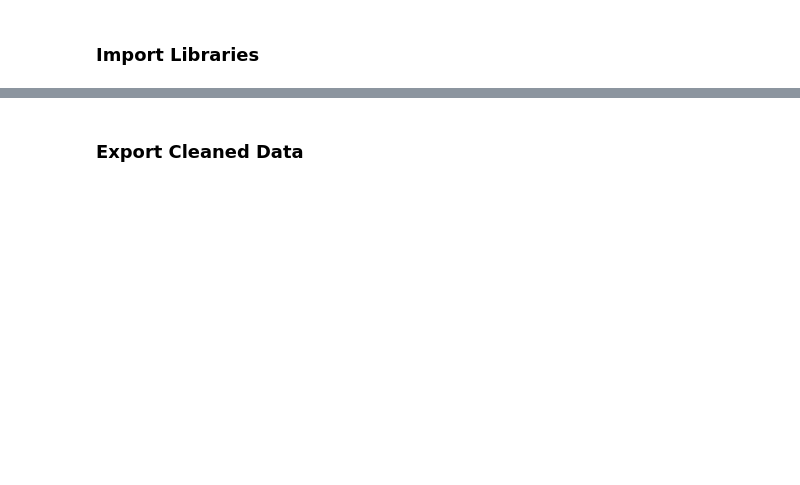
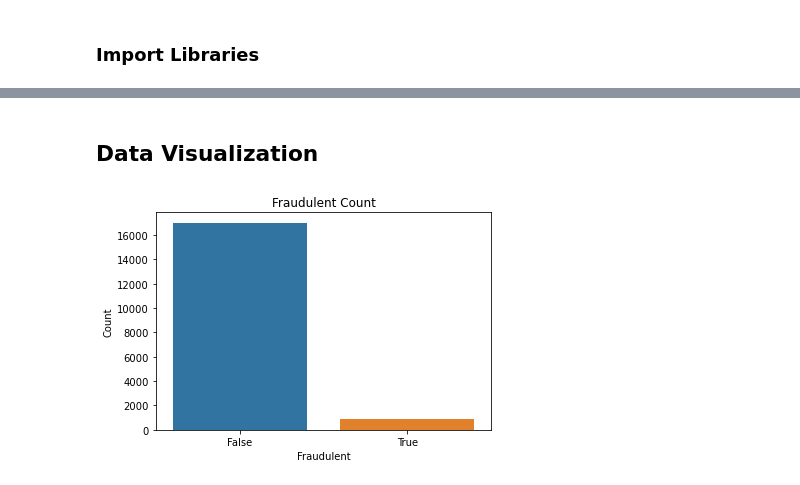
Before and after one commit to RodAli/fake-job-postings-analysis, a Jupyter notebook: Data_Cleaning.ipynb, the cells around one changed output, grey strips where cells are left out. Drawn from its saved outputs; the diff is of its cells as text; code cells hidden in the pictures; blank space fills up the shorter version.

Commit message:
WIP: Created Data Cleaning notebook

```diff
--- a/Data_Cleaning.ipynb
+++ b/Data_Cleaning.ipynb
@@ -32,0 +81,15 @@ df.head()
+# %%
+JUNIOR = "Junior"
+STANDARD = "Standard"
+SENIOR = "Senior"
+
+# Map required experience values
+df["required_experience"] = df["required_experience"].map({
+    "Internship": JUNIOR,
+    "Not Applicable": np.nan,
+    "Mid-Senior level": STANDARD,
+    "Associate": STANDARD,
+    "Entry level": JUNIOR,
+    "Executive": SENIOR,
+    "Director": SENIOR
+})
@@ -32,0 +98,21 @@ df.head()
+# %%
+HIGHSCHOOL = "Highschool"
+UNDERGRADUATE = "Undergraduate"
+POSTGRADUATE = "Postgraduate"
+Other = "Other"
+
+df["required_education"] = df["required_education"].map({
+    "Bachelor's Degree": UNDERGRADUATE,
+    "Master's Degree": POSTGRADUATE,
+    'High School or equivalent': HIGHSCHOOL,
+    'Unspecified': np.nan,
+    'Some College Coursework Completed': HIGHSCHOOL,
+    'Vocational': OTHER,
+    'Certification': OTHER,
+    'Associate Degree': UNDERGRADUATE,
+    'Professional': OTHER,
+    'Doctorate': POSTGRADUATE,
+    'Some High School Coursework': HIGHSCHOOL,
+    'Vocational - Degree': OTHER,
+    'Vocational - HS Diploma': OTHER
+})
@@ -96,2 +186,2 @@ df_cleaned[categorical_columns].head()
 # %% [markdown]
-### Export Cleaned Data
+## Data Visualization
@@ -99,0 +188,11 @@ df_cleaned.to_csv("cleaned_" + FILENAME)
+# %%
+def clean_label_name(text):
+    return text.replace("_", " ").title()
+# %%
+col = "fraudulent"
+clean_label = clean_label_name(col)
+ax = sns.countplot(x=col, data=df)
+ax.set(xlabel=clean_label, ylabel='Count', title=f'{clean_label} Count')
+plt.show()
+# %% [output]
+[figure, added]
```
Also changed, not shown: parts of 32 cells of this notebook, 2 other files.
